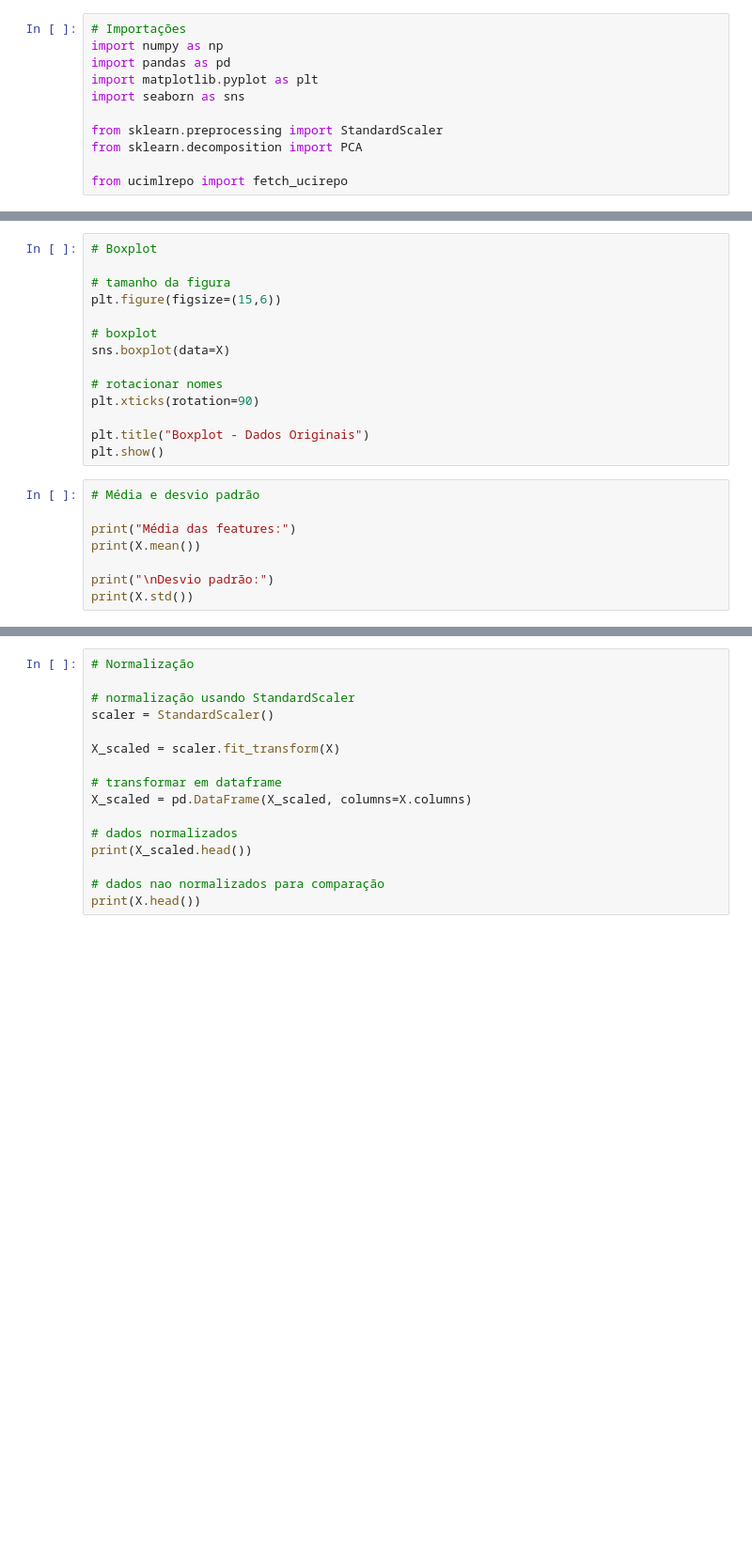
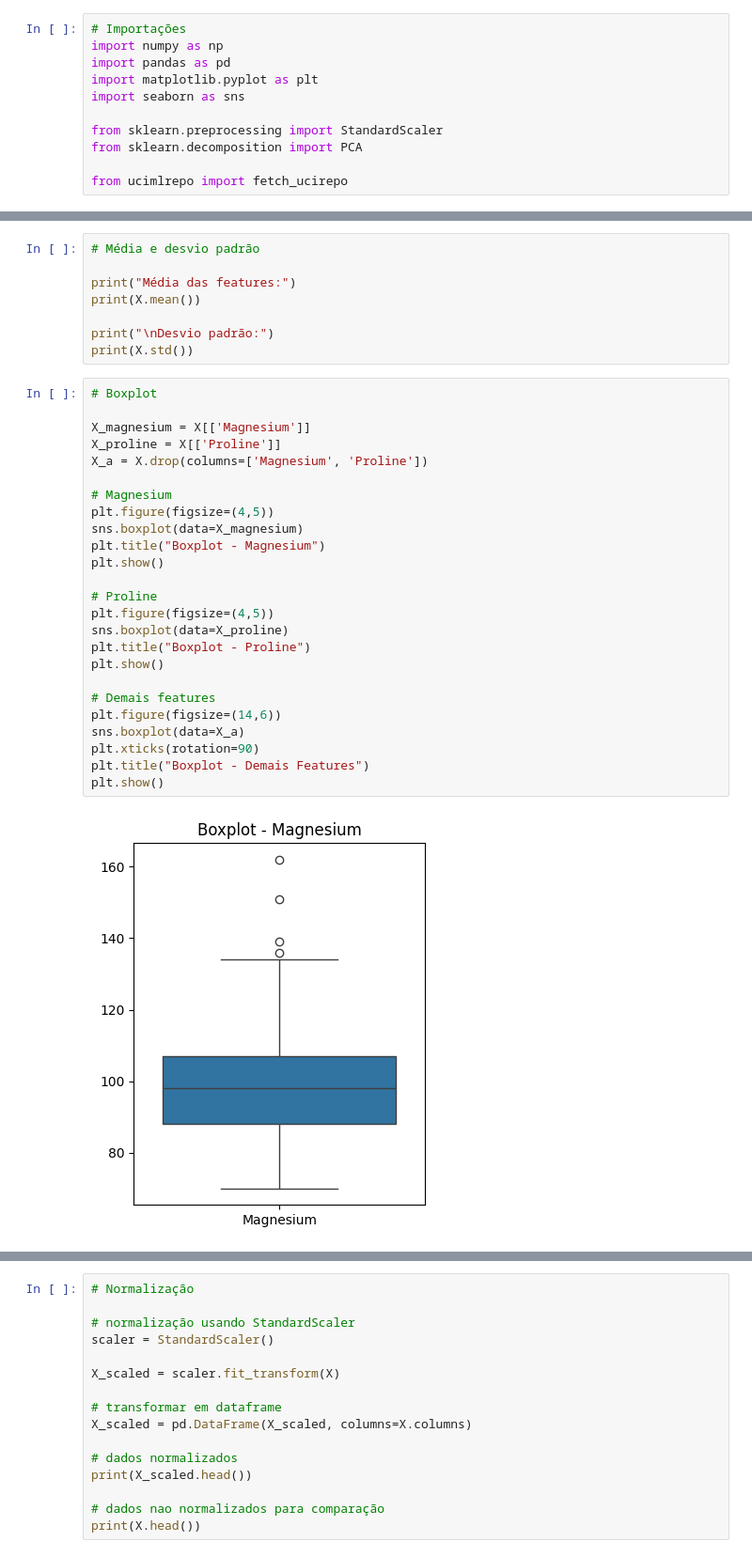
Before and after one commit to dmribeiro0/Inteligencia-Artificial, a Jupyter notebook: Aula_13/aula13.ipynb, the cells around one changed output, grey strips where cells are left out. Shown at 94% size. Saved outputs shown, nothing was run; the diff lists cells and outputs as text; blank space fills up the shorter version.

```diff
--- a/Aula_13/aula13.ipynb
+++ b/Aula_13/aula13.ipynb
@@ -30,17 +48,3 @@ print("Shape dos rótulos:", y.shape)
-# %%
-# Boxplot
-
-# tamanho da figura
-plt.figure(figsize=(15,6))
-
-# boxplot
-sns.boxplot(data=X)
-
-# rotacionar nomes
-plt.xticks(rotation=90)
-
-plt.title("Boxplot - Dados Originais")
-plt.show()
 # %%
 # Média e desvio padrão
 
@@ -49,3 +53,30 @@ print(X.mean())
 
 print("\nDesvio padrão:")
 print(X.std())
+# %%
+# Boxplot
+
+X_magnesium = X[['Magnesium']]
+X_proline = X[['Proline']]
+X_a = X.drop(columns=['Magnesium', 'Proline'])
+
+# Magnesium
+plt.figure(figsize=(4,5))
+sns.boxplot(data=X_magnesium)
+plt.title("Boxplot - Magnesium")
+plt.show()
+
+# Proline
+plt.figure(figsize=(4,5))
+sns.boxplot(data=X_proline)
+plt.title("Boxplot - Proline")
+plt.show()
+
+# Demais features
+plt.figure(figsize=(14,6))
+sns.boxplot(data=X_a)
+plt.xticks(rotation=90)
+plt.title("Boxplot - Demais Features")
+plt.show()
+# %% [output]
+[figure, added]
```
Also changed, not shown: parts of 8 cells of this notebook.
